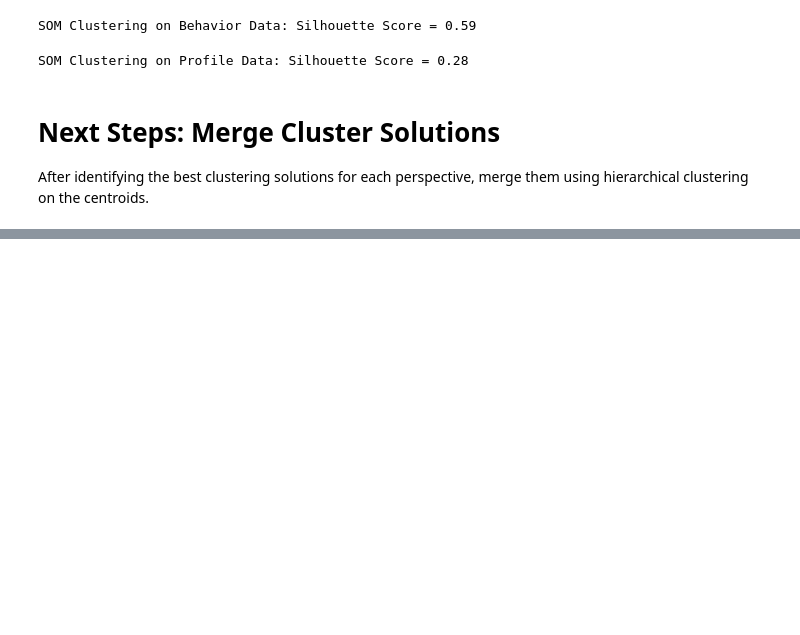
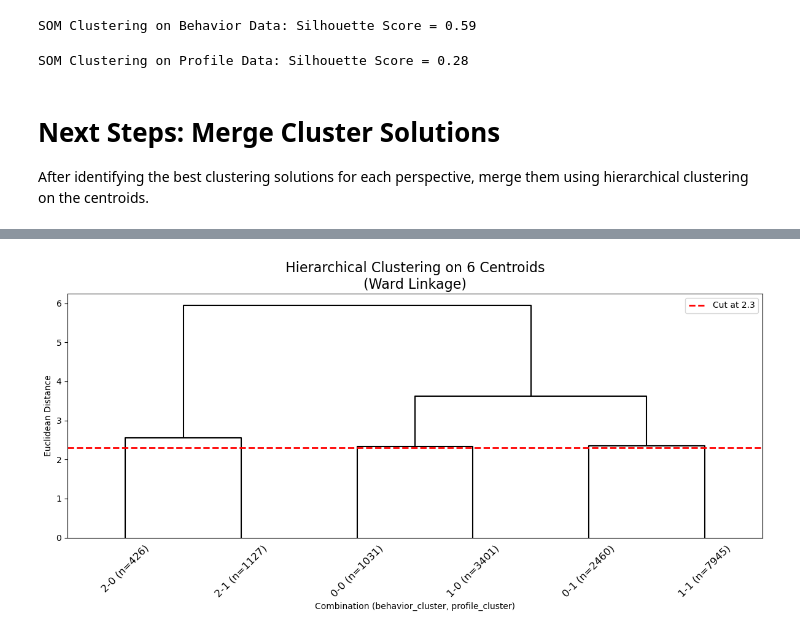
Before and after one commit to lucasdmcax/data_mining, a Jupyter notebook: Group20_EDA_Clustering.ipynb, the cells around one changed output, grey strips where cells are left out. Cells and saved outputs as stored; diff of their text form; code cells hidden in the pictures; blank space fills up the shorter version.

```diff
--- a/Group20_EDA_Clustering.ipynb
+++ b/Group20_EDA_Clustering.ipynb
@@ -712,0 +727,11 @@ After identifying the best clustering solutions for each perspective, merge them
+# %%
+features_for_centroids = list(behavior_df.columns) + [c for c in profile_df.columns if c not in behavior_df.columns]
+
+df = model_df_clipped[features_for_centroids].copy()
+
+df["behavior_cluster"] = kmeans_behavior_labels.reindex(df.index).astype(int)
+df["profile_cluster"]  = kmeans_profile_labels.reindex(df.index).astype(int)
+
+df_centroids = df.groupby(["behavior_cluster", "profile_cluster"])[features_for_centroids].mean()
+
+df_centroids
@@ -712,0 +787,43 @@ After identifying the best clustering solutions for each perspective, merge them
+# %%
+# ===== Plot dendrogram=====
+import matplotlib.pyplot as plt
+from scipy.cluster.hierarchy import dendrogram
+
+fig = plt.figure(figsize=(12, 6))
+
+y_threshold = 2.3
+
+labels = [
+    f"{idx[0]}-{idx[1]} (n={int(df_centroids.loc[idx, 'segment_size'])})"
+    if "segment_size" in df_centroids.columns
+    else f"{idx[0]}-{idx[1]}"
+    for idx in df_centroids.index
+]
+
+dendrogram(
+    linkage_matrix,
+    labels=labels,
+    color_threshold=y_threshold,
+    above_threshold_color="k"
+)
+
+plt.axhline(
+    y=y_threshold,
+    color="r",
+    linestyle="--",
+    linewidth=2,
+    label=f"Cut at {y_threshold}"
+)
+
+plt.title(
+    f"Hierarchical Clustering on {len(df_centroids)} Centroids\n(Ward Linkage)",
+    fontsize=16
+)
+plt.xlabel("Combination (behavior_cluster, profile_cluster)")
+plt.ylabel("Euclidean Distance")
+plt.legend()
+plt.xticks(rotation=45)
+plt.tight_layout()
+plt.show()
+# %% [output]
+[figure, added]
```
Also changed, not shown: parts of 3 cells of this notebook.
